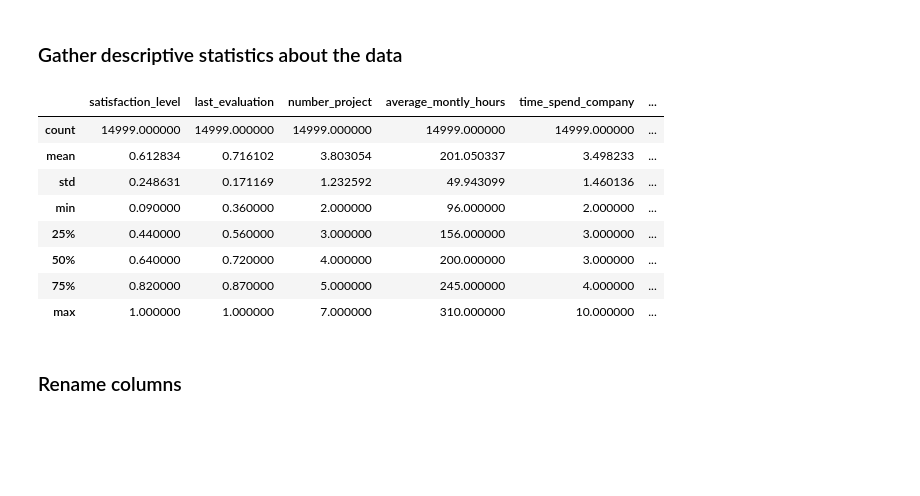
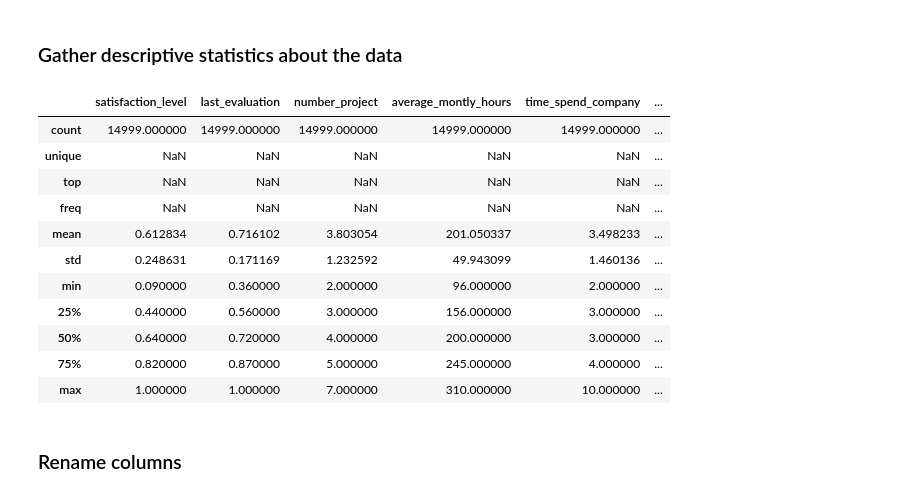
Before and after one commit to CherutoSharleen/Data-Science-2, a Jupyter notebook: Assignment/Assignment-6/Assignment6_Activity.ipynb, the cells around one changed output. Saved outputs shown, nothing was run; the diff lists cells and outputs as text; code cells hidden in the pictures; blank space fills up the shorter version.

```diff
--- a/Assignment/Assignment-6/Assignment6_Activity.ipynb
+++ b/Assignment/Assignment-6/Assignment6_Activity.ipynb
@@ -143,11 +172,16 @@ memory usage: 1.1+ MB
 ### Gather descriptive statistics about the data
 # %%
 # Gather descriptive statistics about the data
+# include='all' including object type statistics
+# top: most common value //unique: the number of unique choices //freq: frequency of the top
 ### YOUR CODE HERE ###
-hr_data.describe()
+hr_data.describe(include='all')
 # %% [output]
 |  | satisfaction_level | last_evaluation | number_project | average_montly_hours | time_spend_company | ... |
 | count | 14999.000000 | 14999.000000 | 14999.000000 | 14999.000000 | 14999.000000 | ... |
+| unique | NaN | NaN | NaN | NaN | NaN | ... |
+| top | NaN | NaN | NaN | NaN | NaN | ... |
+| freq | NaN | NaN | NaN | NaN | NaN | ... |
 | mean | 0.612834 | 0.716102 | 3.803054 | 201.050337 | 3.498233 | ... |
 | std | 0.248631 | 0.171169 | 1.232592 | 49.943099 | 1.460136 | ... |
 | min | 0.090000 | 0.360000 | 2.000000 | 96.000000 | 2.000000 | ... |
```
Also changed, not shown: parts of 23 cells of this notebook.
